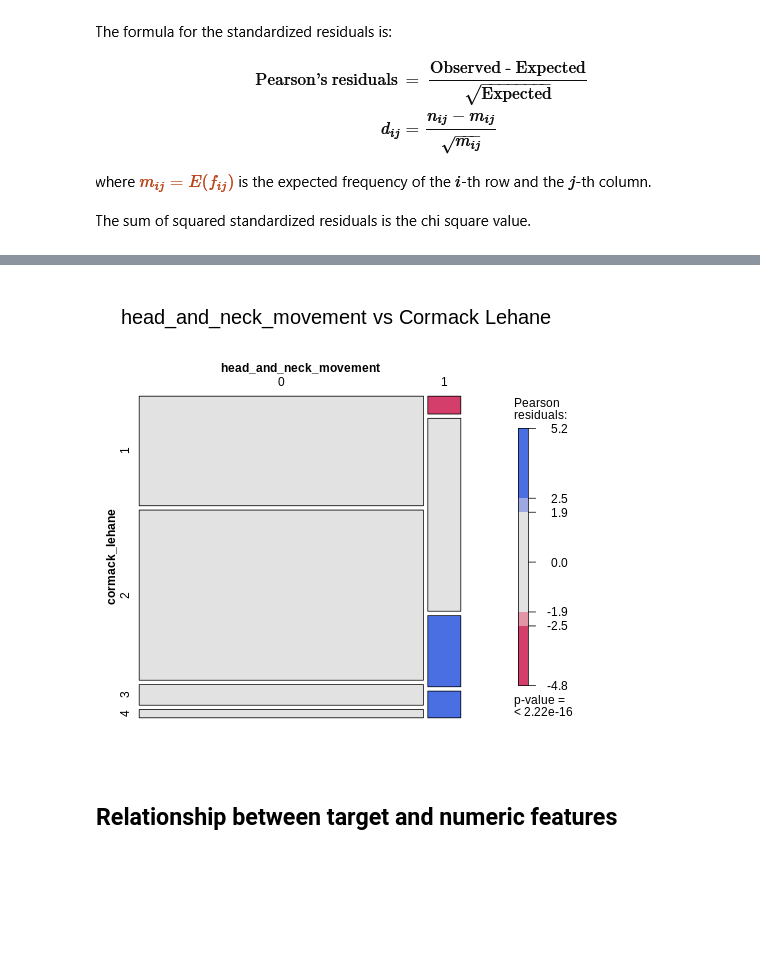
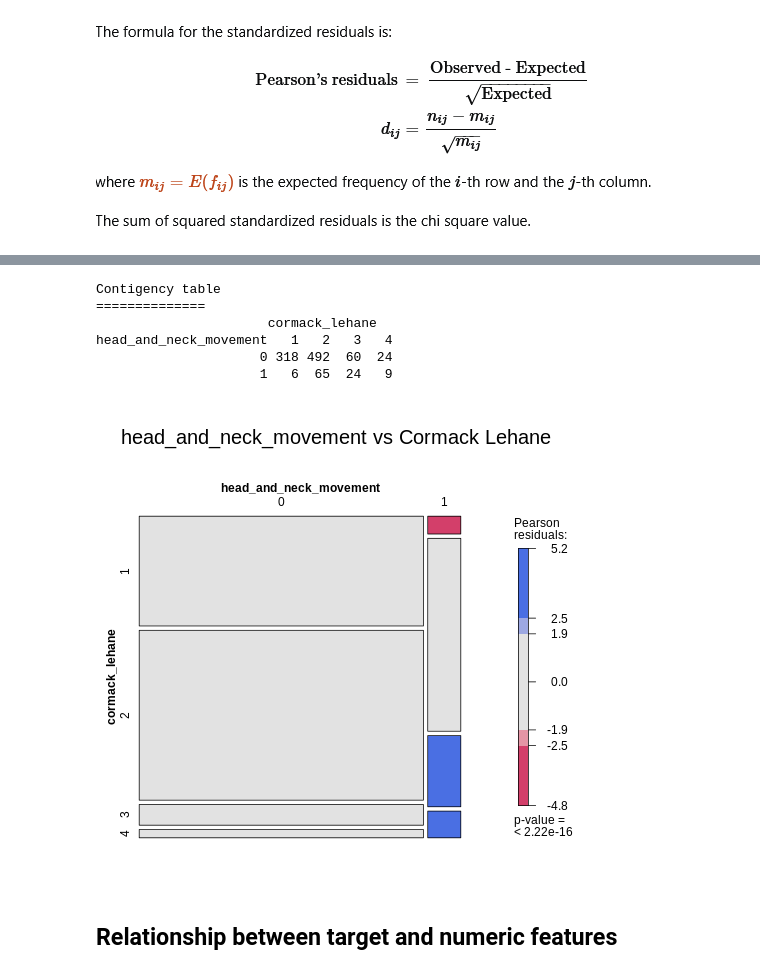
Before and after one commit to harnalashok/classification, a Jupyter notebook: airways.ipynb, the cells around one changed output, grey strips where cells are left out. Cells and saved outputs as stored; diff of their text form; code cells hidden in the pictures; blank space fills up the shorter version.

```diff
--- a/airways.ipynb
+++ b/airways.ipynb
@@ -620,8 +677,21 @@ mosaic(art, gp = shading_max, split_vertical = TRUE, main="subluxation_of_mandib
 # %%
 %%R
 
 # Mosaic plot of head_and_neck_movement vs cormacl lehane
 art <- xtabs(~head_and_neck_movement + cormack_lehane, data = df_r)
-mosaic(art, gp = shading_max, split_vertical = TRUE, main="head_and_neck_movement vs Cormack Lehane")
+
+cat("Contigency table\n")
+cat("==============\n")
+print(art)
+
+mosaic(art, gp = shading_max,
+       split_vertical = TRUE,
+       main="head_and_neck_movement vs Cormack Lehane")
 # %% [output]
+Contigency table
+==============
+                      cormack_lehane
+head_and_neck_movement   1   2   3   4
+                     0 318 492  60  24
+                     1   6  65  24   9
-[figure, old version]
+[figure, new version]
```
Also changed, not shown: parts of 11 cells of this notebook.
